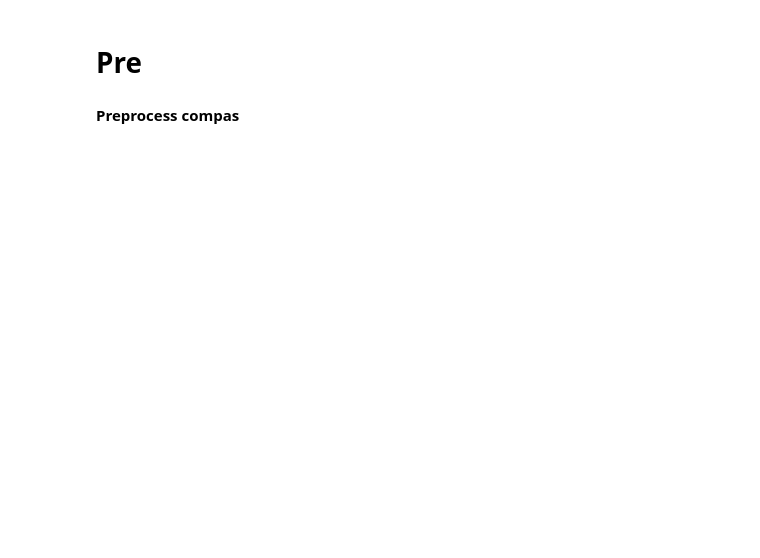
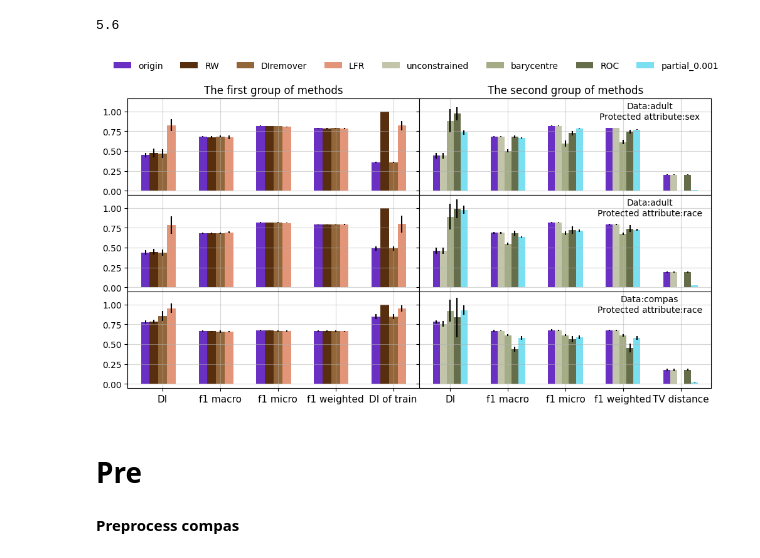
Before and after one commit to Quan-Zhou/OT_Debiasing, a Jupyter notebook: plots/plots_E2.ipynb, the cells around one changed output. Saved outputs shown, nothing was run; the diff lists cells and outputs as text; code cells hidden in the pictures; blank space fills up the shorter version.

```diff
--- a/plots/plots_E2.ipynb
+++ b/plots/plots_E2.ipynb
@@ -7,3 +9,80 @@ path=os.path.dirname(os.getcwd())
+# %%
+palette = ['#6930C3',"#582f0e","#936639",'#E29578',"#c2c5aa","#a4ac86","#656d4a","#414833","#333d29"] #"#a68a64","#b6ad90",
+method_baseline = ['origin','RW','DIremover','LFR','unconstrained','barycentre','ROC']
+palette_our = ["#7BDFF2","#B2F7EF"]
+method_our = ['partial_0.001','partial_0.01']
+colors = dict(zip(method_baseline, palette[:len(method_baseline)]))
+colors.update(dict(zip(method_our, palette_our)))
+
+def load_report(dataname,pa,post):
+    if post:
+        report=pd.read_csv(path+'/data/report_postprocess_'+dataname+'_'+pa+'.csv')
+    else:
+        report=pd.read_csv(path+'/data/report_preprocess_'+dataname+'_'+pa+'.csv')
+    report=report.rename(columns={"DI of pred":"DI"})
+    performance=list(report.columns)[:-1]
+    pivot=pd.pivot_table(report,index=['method'],values=performance,aggfunc=[np.mean,np.std])
+    return pivot
+# %%
+5+0.12*5
+# %% [output]
+5.6
+# %%
+performance_common=['DI','f1 macro','f1 micro','f1 weighted']
+methods_post=['origin','unconstrained','barycentre','ROC','partial_0.001']
+methods_pre =['origin','RW','DIremover','LFR']
+dataname_list = ['adult','adult','compas']
+pa_list = ['sex','race','race']
+
+ind=np.arange(len(performance_common)+1)
+
+fig, ax = plt.subplots(3,2,figsize=(12,6),sharey=True)
+plt.subplots_adjust(left=None, bottom=None, right=None, top=None, wspace=0, hspace=0)
+for i in range(3):
+    for j in range(2):
+        if j == 0:
+            width = 0.15
+            pivot=load_report(dataname_list[i],pa_list[i],post = False)
+            methods=methods_pre
+            performance=performance_common+['DI of train']
+        elif j == 1:
+            width = 0.12
+            pivot=load_report(dataname_list[i],pa_list[i],post = True)
+            methods=methods_post
+            performance=performance_common+['TV distance']
+            ax[i,j].text(3.7, 1,'Data:'+dataname_list[i]+'\n'+'Protected attribute:'+pa_list[i], horizontalalignment='center',
+            verticalalignment='center')
+
+        z=0
+        for m in methods:
+            sub=[pivot[('mean',p)][m] for p in performance]
+            err=[pivot[('std',p)][m] for p in performance]
+            ax[i,j].bar(ind+width*z,sub,width,yerr=err,color=colors[m],label=m)
+            z+=1
+
+        if i == 2:
+            ax[i,j].set_xticklabels(performance, fontsize=11)
+        else:
+            ax[i,j].set_xticklabels([])
+        ax[i,j].set_xticks(ind+width*2)
+        ax[i,j].tick_params(axis='y', which='major', labelsize=10)
+        ax[i,j].grid(alpha=0.5)
+
+plt.rcParams['pdf.fonttype'] = 42
+plt.rcParams['ps.fonttype'] = 42
+
+ax[0,0].set_title('The first group of methods')
+ax[0,1].set_title('The second group of methods')
+lines_labels = [ax[0,j].get_legend_handles_labels() for j in [0,1]]
+lines, labels = [sum(lol, []) for lol in zip(*lines_labels)]
+lines.pop(4)
+labels.pop(4)
+fig.legend(lines, labels,fontsize=10,
+            framealpha=0.2,bbox_to_anchor=(0.92,1.0),ncol=8,frameon=False)
+
+plt.savefig(path+"/plots/E2.pdf",bbox_inches='tight')
+# %% [output]
+[figure, added]
 # %% [markdown]
 # Pre
 # %% [markdown]
```
Also changed, not shown: parts of 1 cell of this notebook, 10 other files.
